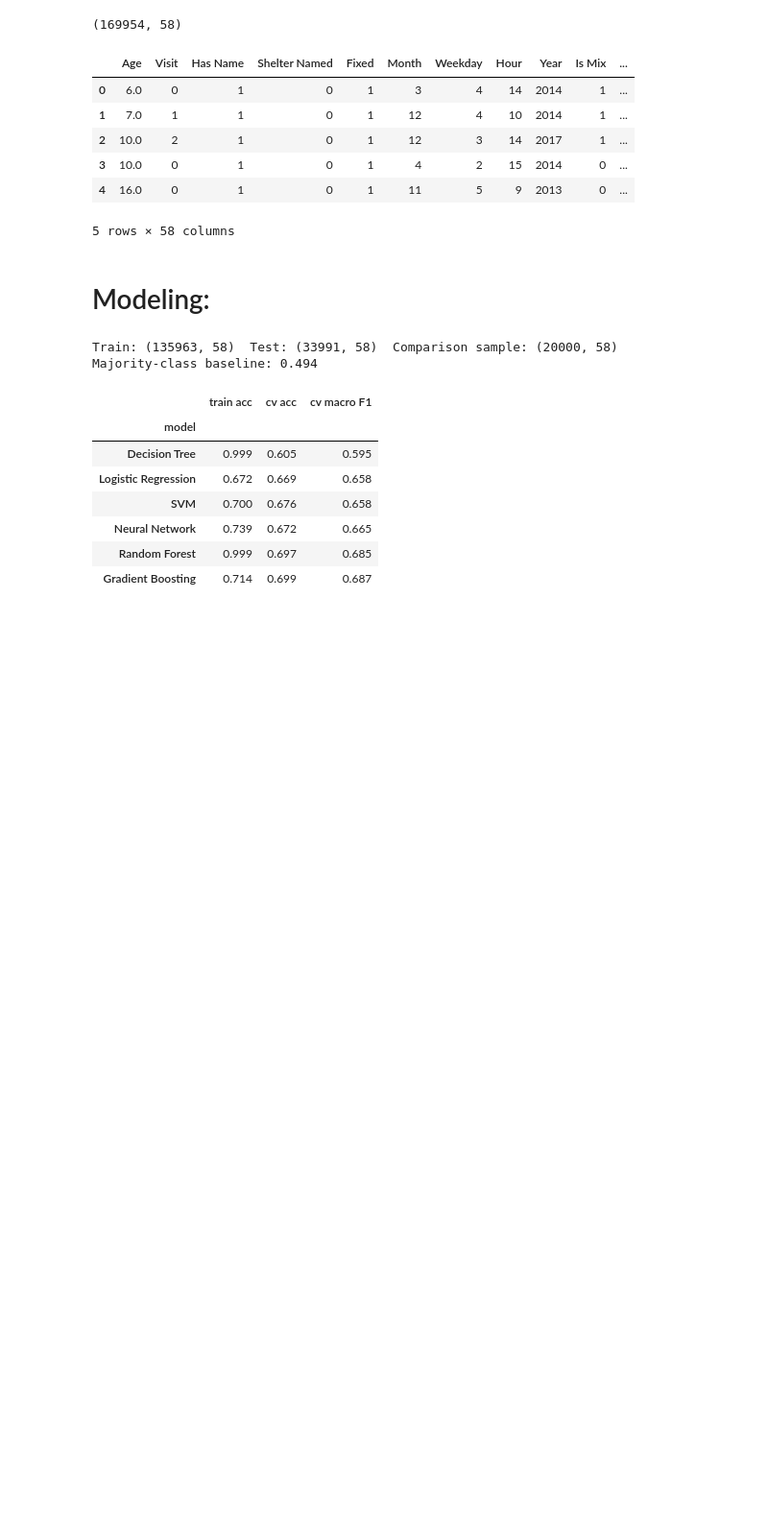
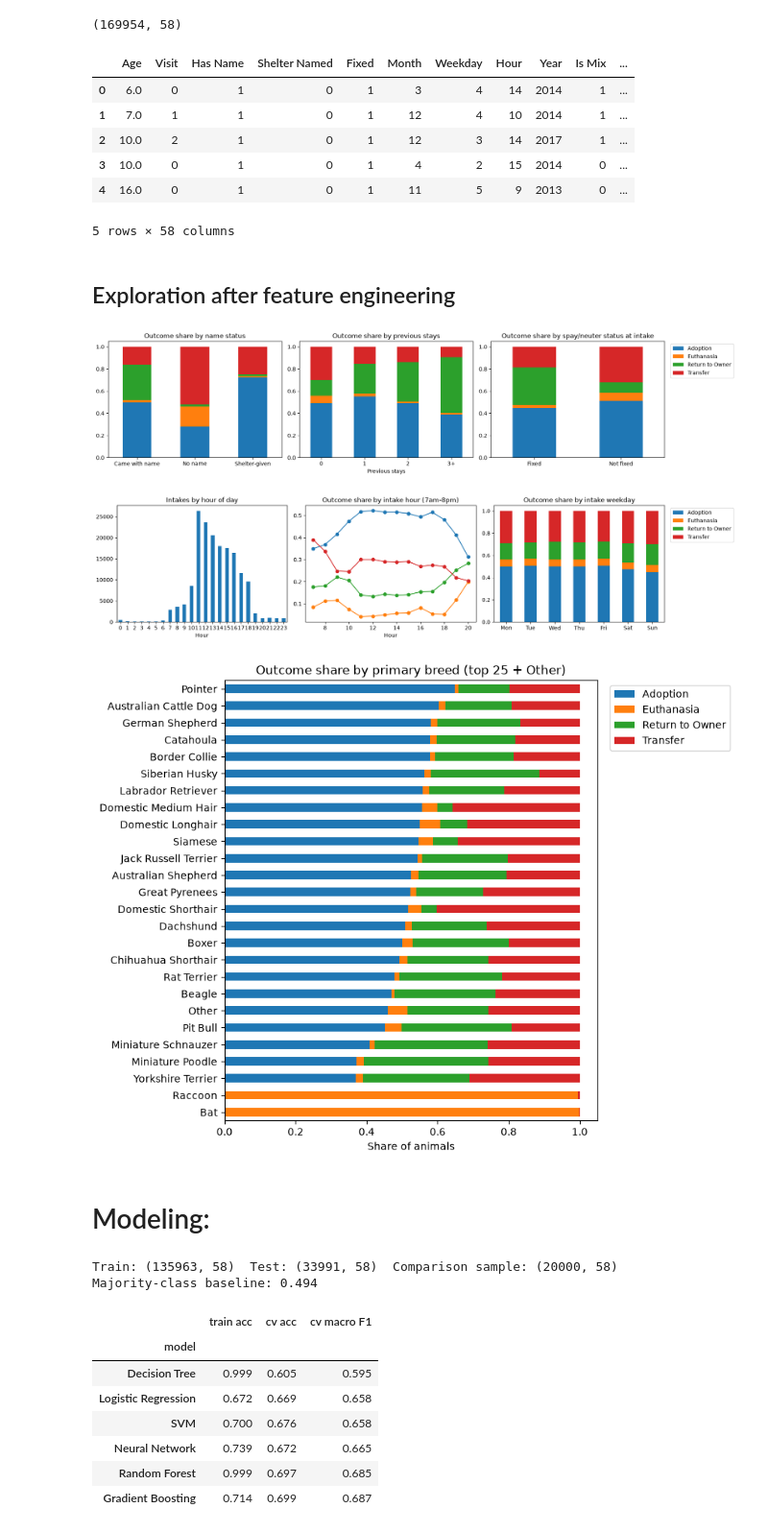
Before and after one commit to JonahBlackmon/machine_learning_final, a Jupyter notebook: project.ipynb, the cells around one changed output. Shown at 96% size. Drawn from its saved outputs; the diff is of its cells as text; code cells hidden in the pictures; blank space fills up the shorter version.

```diff
--- a/project.ipynb
+++ b/project.ipynb
@@ -231,6 +231,43 @@ display(X.head())
 | 3 | 10.0 | 0 | 1 | 0 | 1 | 4 | 2 | 15 | 2014 | 0 | ... |
 | 4 | 16.0 | 0 | 1 | 0 | 1 | 11 | 5 | 9 | 2013 | 0 | ... |
 5 rows × 58 columns
+# %% [markdown]
+## Exploration after feature engineering
+# %%
+name_status = np.where(df["Shelter Named"] == 1, "Shelter-given",
+                       np.where(df["Has Name"] == 1, "Came with name", "No name"))
+
+fig, ax = plt.subplots(1, 3, figsize=(17, 4))
+pd.crosstab(name_status, df["Outcome Type"], normalize="index").plot.bar(
+    stacked=True, ax=ax[0], rot=0, legend=False, title="Outcome share by name status")
+pd.crosstab(df["Visit"].clip(upper=3), df["Outcome Type"], normalize="index").plot.bar(
+    stacked=True, ax=ax[1], rot=0, legend=False, title="Outcome share by previous stays")
+ax[1].set_xticklabels(["0", "1", "2", "3+"]); ax[1].set_xlabel("Previous stays")
+pd.crosstab(df["Fixed"].map({0: "Not fixed", 1: "Fixed"}), df["Outcome Type"], normalize="index").plot.bar(
+    stacked=True, ax=ax[2], rot=0, title="Outcome share by spay/neuter status at intake")
+ax[0].set_xlabel(""); ax[2].set_xlabel("")
+ax[2].legend(bbox_to_anchor=(1.02, 1), loc="upper left")
+plt.tight_layout(); plt.show()
+
+
+fig, ax = plt.subplots(1, 3, figsize=(17, 4))
+df["Hour"].value_counts().sort_index().plot.bar(ax=ax[0], rot=0, title="Intakes by hour of day")
+pd.crosstab(df["Hour"], df["Outcome Type"], normalize="index").loc[7:20].plot(
+    ax=ax[1], marker="o", legend=False, title="Outcome share by intake hour (7am-8pm)")
+by_day = pd.crosstab(df["Weekday"], df["Outcome Type"], normalize="index")
+by_day.index = ["Mon", "Tue", "Wed", "Thu", "Fri", "Sat", "Sun"]
+by_day.plot.bar(stacked=True, ax=ax[2], rot=0, title="Outcome share by intake weekday")
+ax[2].legend(bbox_to_anchor=(1.02, 1), loc="upper left")
+plt.tight_layout(); plt.show()
+
+by_breed = pd.crosstab(df["Primary Breed"], df["Outcome Type"], normalize="index").sort_values("Adoption")
+by_breed.plot.barh(stacked=True, figsize=(9, 7), title="Outcome share by primary breed (top 25 + Other)")
+plt.legend(bbox_to_anchor=(1.02, 1), loc="upper left"); plt.xlabel("Share of animals"); plt.ylabel("")
+plt.tight_layout(); plt.show()
+# %% [output]
+[figure, added]
+[figure, added]
+[figure, added]
 # %% [markdown]
 # Modeling:
 # %%
```
Also changed, not shown: parts of 7 cells of this notebook.
